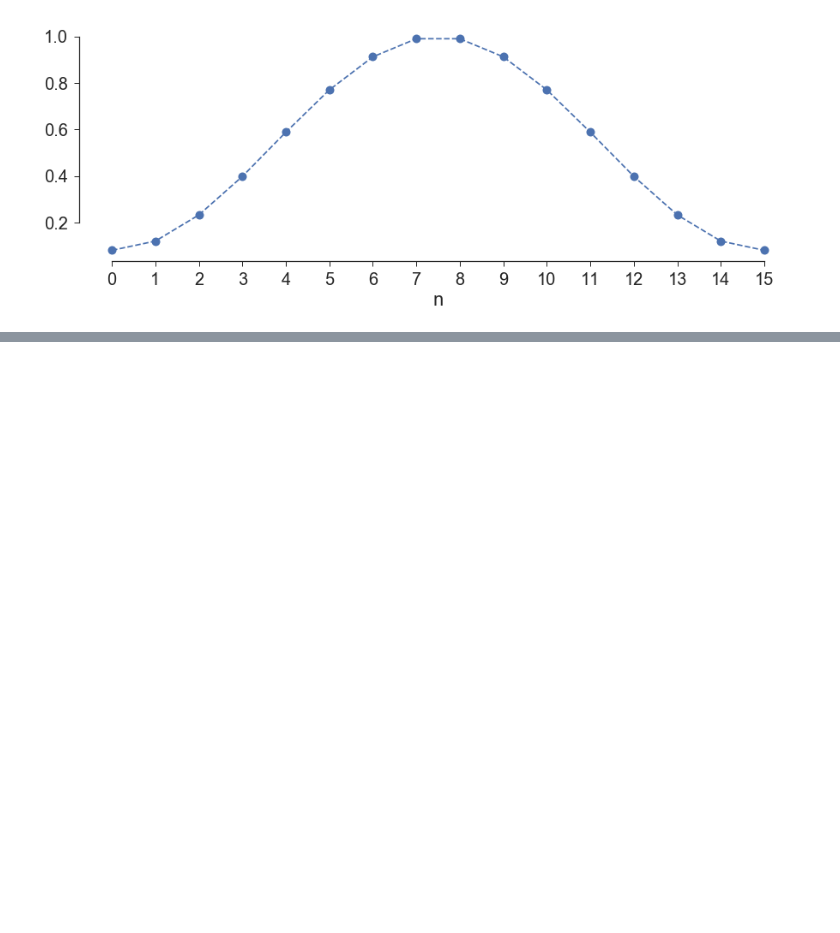
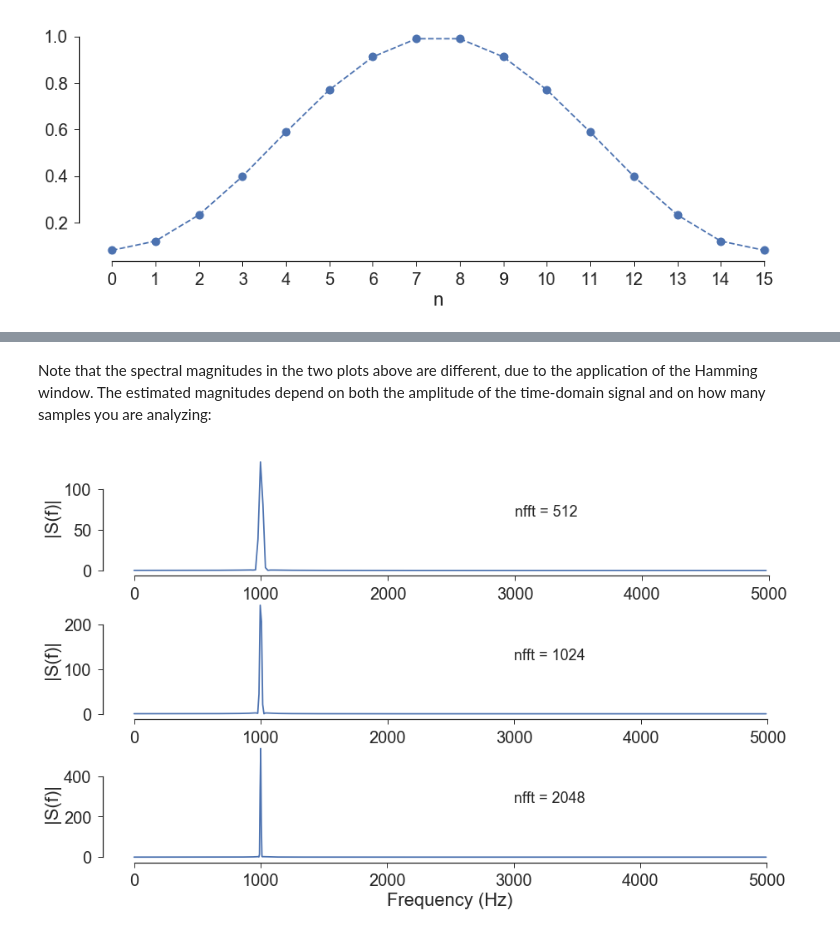
Before and after one commit to noahaskell/noahaskell.github.io, a Jupyter notebook: notebooks/programming_for_CSD/Programming for CSD w04.ipynb, the cells around one changed output, grey strips where cells are left out. Saved outputs shown, nothing was run; the diff lists cells and outputs as text; code cells hidden in the pictures; blank space fills up the shorter version.

```diff
--- a/notebooks/programming_for_CSD/Programming for CSD w04.ipynb
+++ b/notebooks/programming_for_CSD/Programming for CSD w04.ipynb
@@ -647,0 +650,21 @@ sb.despine(ax=ax1,trim=True); sb.despine(ax=ax2,trim=True)
+# %% [markdown]
+Note that the spectral magnitudes in the two plots above are different, due to the application of the Hamming window. The estimated magnitudes depend on both the amplitude of the time-domain signal and on how many samples you are analyzing:
+# %%
+fs = 10000
+t = np.linspace(0, 1, fs, endpoint=False)
+s = np.cos(2*np.pi*1000*t)
+nfft = [512, 1024, 2048]
+fig, axes = pl.subplots(3, 1, figsize=(15,9))
+for i, n in enumerate(nfft):
+    start = np.int(5000-n/2) # midpoint minus half of fft length
+    stop = start + n
+    ws = hamming(n)*s[start:stop]
+    Sp = np.abs(fft(ws))[:np.int(n/2)]
+    freq = np.linspace(0, np.int(fs/2), np.int(n/2), endpoint=False)
+    axes[i].plot(freq,Sp)
+    sb.despine(ax=axes[i], trim=True)
+    axes[i].set(ylabel='|S(f)|')
+    axes[i].text(3000, .5*np.max(Sp), 'nfft = ' + str(n), fontsize=18)
+axes[2].set(xlabel='Frequency (Hz)');
+# %% [output]
+[figure, added]
```
Also changed, not shown: parts of 11 cells of this notebook, 1 other file.
